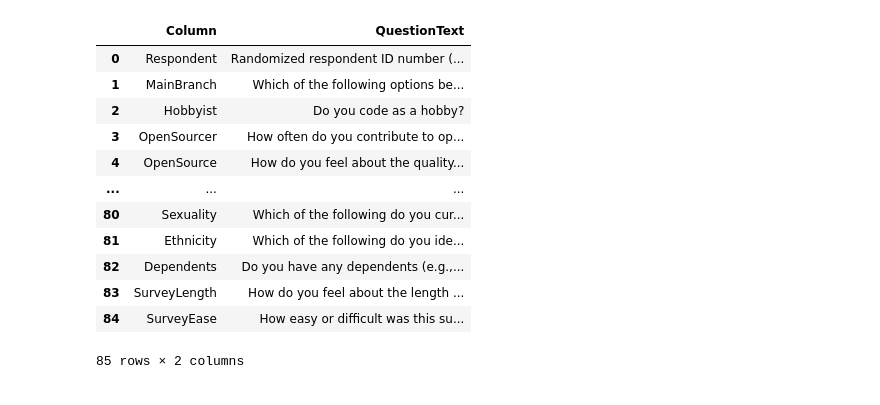
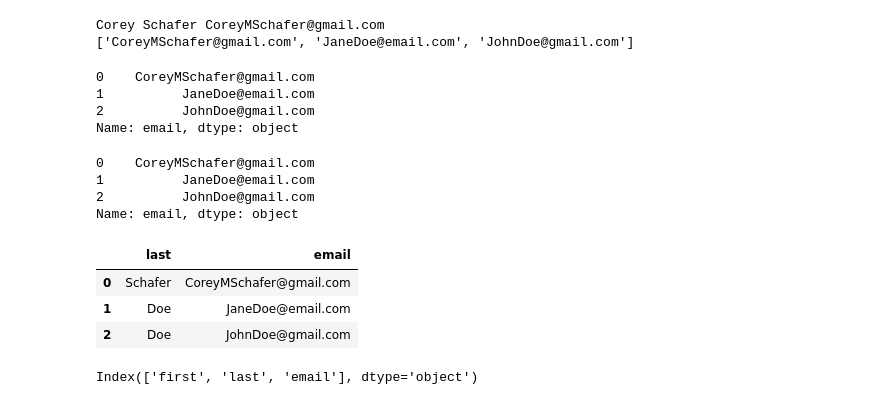
Before and after one commit to SindreSau/Introduction-to-artificial-intelligence, a Jupyter notebook: learning_pandas/pandasDemo.ipynb, the cells around one changed output. Drawn from its saved outputs; the diff is of its cells as text; code cells hidden in the pictures.

```diff
--- a/learning_pandas/pandasDemo.ipynb
+++ b/learning_pandas/pandasDemo.ipynb
@@ -23,16 +19,43 @@ schema_df = pd.read_csv('data/survey_results_schema.csv')
-# %%
-schema_df
-# %% [output]
-|  | Column | QuestionText |
-| 0 | Respondent | Randomized respondent ID number (... |
-| 1 | MainBranch | Which of the following options be... |
-| 2 | Hobbyist | Do you code as a hobby? |
-| 3 | OpenSourcer | How often do you contribute to op... |
-| 4 | OpenSource | How do you feel about the quality... |
-| ... | ... | ... |
-| 80 | Sexuality | Which of the following do you cur... |
-| 81 | Ethnicity | Which of the following do you ide... |
-| 82 | Dependents | Do you have any dependents (e.g.,... |
-| 83 | SurveyLength | How do you feel about the length ... |
-| 84 | SurveyEase | How easy or difficult was this su... |
-85 rows × 2 columns
+# %%
+people = {
+    "first": ["Corey", 'Jane', 'John'],
+    "last": ["Schafer", 'Doe', 'Doe'],
+    "email": ["CoreyMSchafer@gmail.com", "JaneDoe@email.com", "JohnDoe@gmail.com"]
+}
+# %%
+print(people.get("first")[0], people.get("last")[0], people.get("email")[0])
+print(people.get('email'))
+# %% [output]
+Corey Schafer CoreyMSchafer@gmail.com
+['CoreyMSchafer@gmail.com', 'JaneDoe@email.com', 'JohnDoe@gmail.com']
+# %%
+dfPeople = pd.DataFrame(people)
+# %%
+dfPeople['email']
+# %% [output]
+0    CoreyMSchafer@gmail.com
+1          JaneDoe@email.com
+2          JohnDoe@gmail.com
+Name: email, dtype: object
+# %%
+dfPeople.email # same as dfPeople['email']
+# This single bracket notation is not recommended because it can be confused with other methods
+# This single column is also known as a SERIES
+# %% [output]
+0    CoreyMSchafer@gmail.com
+1          JaneDoe@email.com
+2          JohnDoe@gmail.com
+Name: email, dtype: object
+# %%
+dfPeople[['last', 'email']]
+# No longer a series, but a dataframe
+# %% [output]
+|  | last | email |
+| 0 | Schafer | CoreyMSchafer@gmail.com |
+| 1 | Doe | JaneDoe@email.com |
+| 2 | Doe | JohnDoe@gmail.com |
+# %%
+# See columns:
+dfPeople.columns
+# %% [output]
+Index(['first', 'last', 'email'], dtype='object')
```
Also changed, not shown: parts of 14 cells of this notebook, 1 other file.
